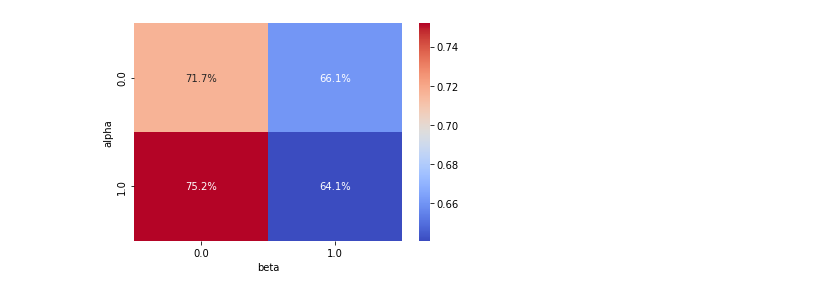
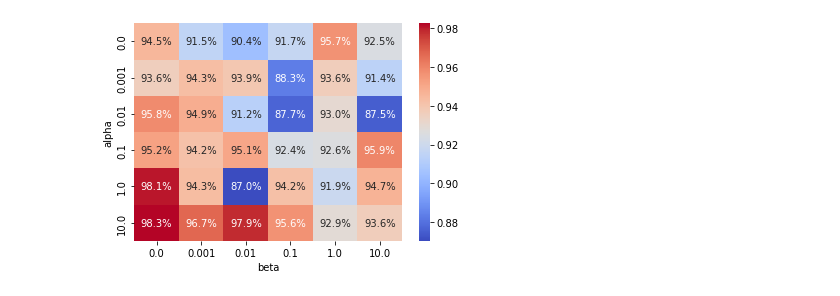
Before and after one commit to dal3006/Machine-Learning-Fault-Analysis, a Jupyter notebook: plot_grid_search.ipynb, the cells around one changed output. Cells and saved outputs as stored; diff of their text form; code cells hidden in the pictures.

Commit message:
better plotting tools

```diff
--- a/plot_grid_search.ipynb
+++ b/plot_grid_search.ipynb
@@ -21,17 +21,17 @@ import seaborn as sns
 # %%
 
 # lod dataframe from csv
-df = pd.read_csv('/home/luca/Downloads/hparams_table (2).csv')
+df = pd.read_csv('/home/luca/Downloads/hparams_table.csv')
 
 # pivot table
 df_pivot = df.pivot_table(index='alpha', columns='beta', values='hp_metric')
 
 
 # seaborn dataframe heatmap
 ax = sns.heatmap(df_pivot, annot=True, fmt=".1%", cmap='coolwarm')
 
 # save axes as svg
 ax.figure.savefig('grid_search_results.svg')
 ax.figure.savefig('grid_search_results.png')
 # %% [output]
-[figure, old version]
+[figure, new version]
```
Also changed, not shown: 5 other files.
